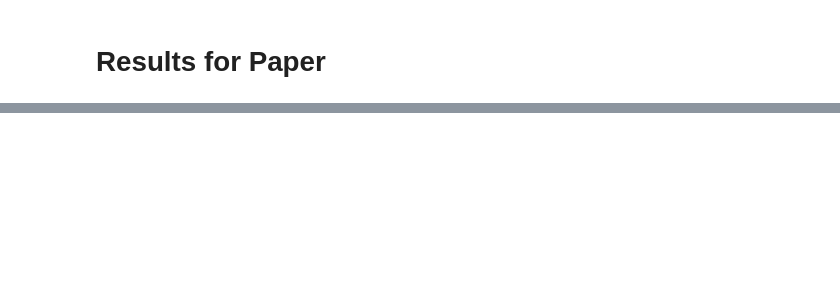
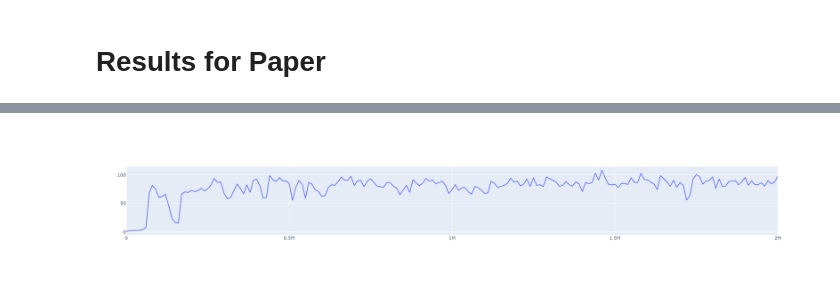
Before and after one commit to miracleyoo/TD3, a Jupyter notebook: temporal/notebooks/paper.ipynb, the cells around one changed output, grey strips where cells are left out. Saved outputs shown, nothing was run; the diff lists cells and outputs as text; code cells hidden in the pictures; blank space fills up the shorter version.

```diff
--- a/temporal/notebooks/paper.ipynb
+++ b/temporal/notebooks/paper.ipynb
@@ -131,0 +246,30 @@ dataframe
+# %%
+default_timesteps = {'InvertedPendulum-v2':0.02, 'Hopper-v2': 0.002, 'Walker2d-v2': 0.002, 'InvertedDoublePendulum-v2':0.01}
+default_frame_skips = {'InvertedPendulum-v2':2, 'Hopper-v2': 4, 'Walker2d-v2': 4, 'InvertedDoublePendulum-v2':5}
+catastrophe_frequency = 1.0
+delayed_env = True
+zero_reflex = True
+policy = 'TD3'
+g_ratio = 0.0
+
+# Inverted Pendulum
+env_name = 'InvertedPendulum-v2'
+default_timestep = default_timesteps[env_name]
+default_frame_skip = default_frame_skips[env_name]
+jit_duration = 0.02
+response_rate = 0.02
+parent_response_rate = default_timestep * default_frame_skip
+seed = 0
+
+arguments = ["reflex_fixed", policy, env_name, seed, jit_duration, g_ratio, response_rate, catastrophe_frequency,
+                 delayed_env, parent_response_rate, zero_reflex]
+
+file_name = '_'.join([str(x) for x in arguments])
+result = np.load(f"../hybrid/results_paper/{file_name}.npy")
+
+fig = go.Figure()
+fig.add_trace(go.Scatter(x=[x*10000 for x in range(len(result))], y=result * response_rate,
+                    mode='lines',
+                    name='lines'))
+# %% [output]
+[figure, added]
```
Also changed, not shown: parts of 5 cells of this notebook, 4 other files.
